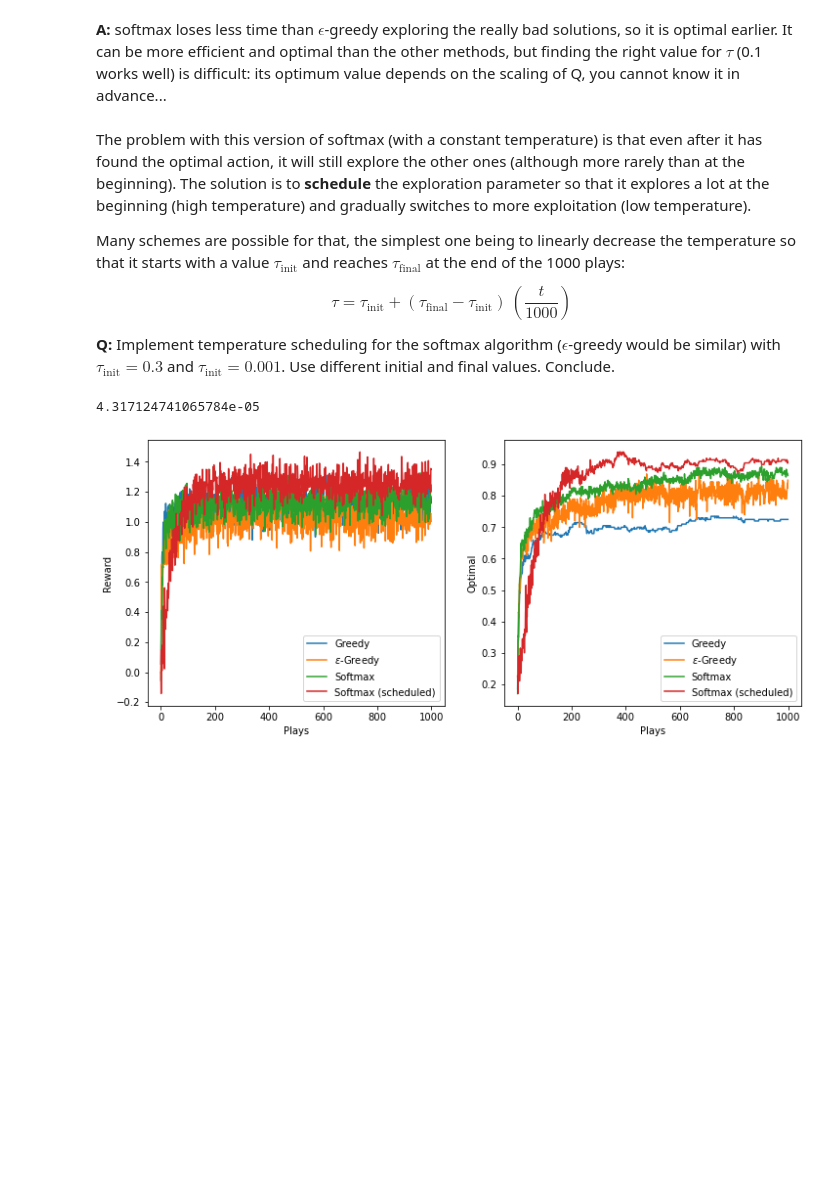
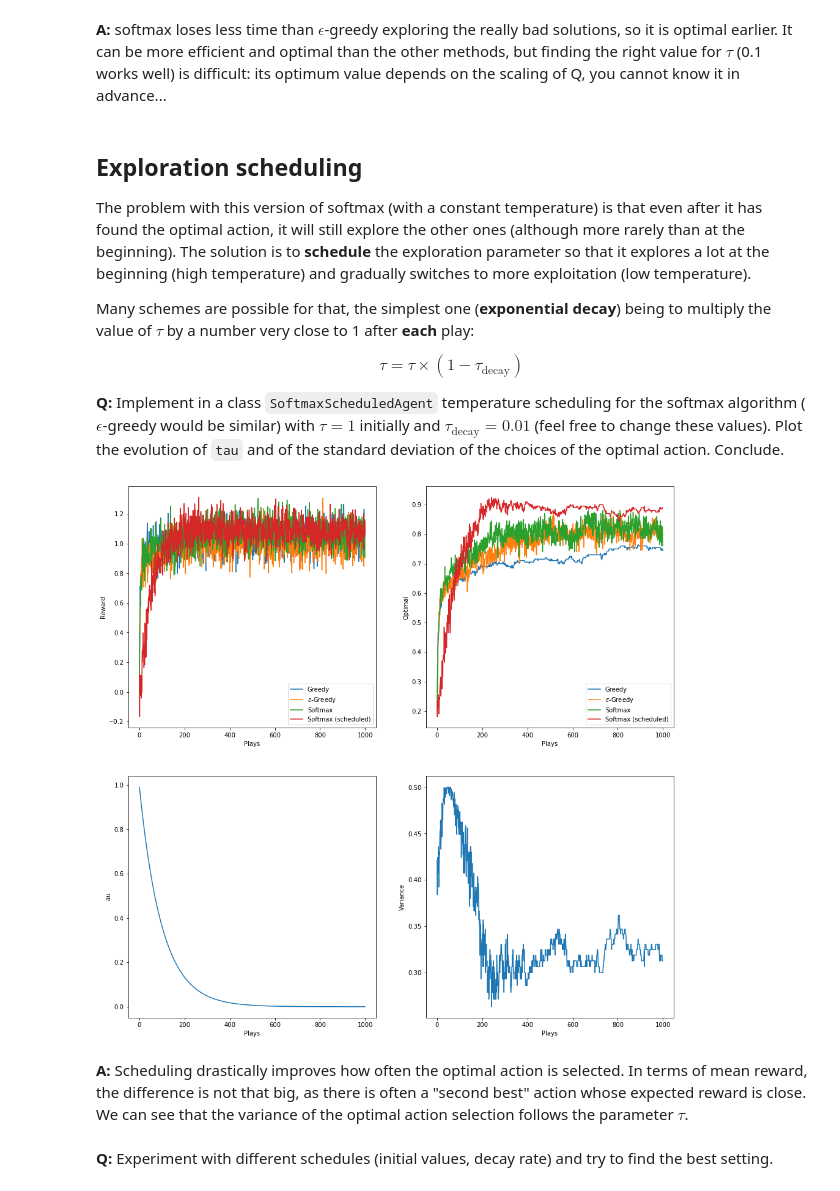
Before and after one commit to samyarmodabber/lecturenotes-deeprl, a Jupyter notebook: _sources/5-exercises/4-Bandits-solution.ipynb, the cells around one changed output. Saved outputs shown, nothing was run; the diff lists cells and outputs as text; code cells hidden in the pictures; blank space fills up the shorter version.

```diff
--- a/_sources/5-exercises/4-Bandits-solution.ipynb
+++ b/_sources/5-exercises/4-Bandits-solution.ipynb
@@ -269,9 +285,6 @@ class GreedyAgent:
 
         # Estimated Q-values
         self.Q_t = np.zeros(self.bandit.nb_actions)
-
-        # List of actions
-        self.actions = np.arange(self.bandit.nb_actions)
 
     def act(self):
 
@@ -410,7 +428,11 @@ To implement $\epsilon-$greedy, you need to:
 class EpsilonGreedyAgent(GreedyAgent):
 
     def __init__(self, bandit, alpha, epsilon):
+
         self.epsilon = epsilon
+
+        # List of actions
+        self.actions = np.arange(bandit.nb_actions)
 
         # Call the constructor of GreedyAgent
         super().__init__(bandit, alpha)
@@ -506,7 +531,7 @@ class SoftmaxAgent(GreedyAgent):
 
         proba_softmax = logit / np.sum(logit)
 
-        action = rng.choice(self.actions, p=proba_softmax)
+        action = rng.choice(np.arange(self.bandit.nb_actions), p=proba_softmax)
 
         return action
 # %%
@@ -558,18 +586,22 @@ plt.show()
 # %% [markdown]
 **A:** softmax loses less time than $\epsilon$-greedy exploring the really bad solutions, so it is optimal earlier. It can be more efficient and optimal than the other methods, but finding the right value for $\tau$ (0.1 works well) is difficult: its optimum value depends on the scaling of Q, you cannot know it in advance...
 # %% [markdown]
+## Exploration scheduling
+
 The problem with this version of softmax (with a constant temperature) is that even after it has found the optimal action, it will still explore the other ones (although more rarely than at the beginning). The solution is to **schedule** the exploration parameter so that it explores a lot at the beginning (high temperature) and gradually switches to more exploitation (low temperature).
 
-Many schemes are possible for that, the simplest one being to linearly decrease the temperature so that it starts with a value $\tau_\text{init}$ and reaches $\tau_\text{final}$ at the end of the 1000 plays:
+Many schemes are possible for that, the simplest one (**exponential decay**) being to multiply the value of $\tau$ by a number very close to 1 after **each** play:
 
-$$\tau = \tau_\text{init} + (\tau_\text{final} - \tau_\text{init}) \, (\frac{t}{1000})$$
+$$\tau = \tau \times (1 - \tau_\text{decay})$$
 
-**Q:** Implement temperature scheduling for the softmax algorithm ($\epsilon$-greedy would be similar) with $\tau_\text{init}=0.3$ and $\tau_\text{init} = 0.001$. Use different initial and final values. Conclude.
+**Q:** Implement in a class `SoftmaxScheduledAgent` temperature scheduling for the softmax algorithm ($\epsilon$-greedy would be similar) with $\tau=1$ initially and $\tau_\text{decay} = 0.01$ (feel free to change these values). Plot the evolution of `tau` and of the standard deviation of the choices of the optimal action. Conclude.
 # %%
 class SoftmaxScheduledAgent(SoftmaxAgent):
 
     def __init__(self, bandit, alpha, tau, tau_decay):
         self.tau_decay = tau_decay
+
+        self.tau_history = []
 
         # Call the constructor of GreedyAgent
         super().__init__(bandit, alpha, tau)
@@ -580,10 +612,11 @@ class SoftmaxScheduledAgent(SoftmaxAgent):
         # Action selection
         logit = np.exp((self.Q_t - self.Q_t.max())/self.tau)
         proba_softmax = logit / np.sum(logit)
-        action = rng.choice(self.actions, p=proba_softmax)
+        action = rng.choice(np.arange(self.bandit.nb_actions), p=proba_softmax)
 
         # Decay tau
         self.tau = self.tau * (1 - self.tau_decay)
+        self.tau_history.append(self.tau)
 
         return action
 # %%
@@ -594,47 +627,58 @@ alpha = 0.1
 tau = 1.0
 tau_decay = 0.01
 
-rewards_softmaxscheduled = np.zeros(1000)
-optimal_softmaxscheduled = np.zeros(1000)
+rewards_softmaxscheduled = []
+optimal_softmaxscheduled = []
 
 for trial in range(200):
 
     # Bandit
     bandit = Bandit(nb_actions)
 
     # Estimates
     agent = SoftmaxScheduledAgent(bandit, alpha, tau, tau_decay)
 
     # Store the rewards after each step
     rewards, optimal = agent.train(1000)
 
-    rewards_softmaxscheduled += rewards
-    optimal_softmaxscheduled += optimal
+    rewards_softmaxscheduled.append(rewards)
+    optimal_softmaxscheduled.append(optimal)
 
-print(agent.tau)
 
-rewards_softmaxscheduled /= 200
-optimal_softmaxscheduled /= 200
+rewards_softmaxscheduled = np.mean(rewards_softmaxscheduled, axis=0)
+optimal_softmaxscheduled_std = np.std(optimal_softmaxscheduled, axis=0)
+optimal_softmaxscheduled = np.mean(optimal_softmaxscheduled, axis=0)
 
 # Plot the Q-values and the evolution of rewards
-plt.figure(figsize=(12, 5))
-plt.subplot(121)
+plt.figure(figsize=(16, 16))
+plt.subplot(221)
 plt.plot(rewards_greedy, label="Greedy")
 plt.plot(rewards_egreedy, label="$\epsilon$-Greedy")
 plt.plot(rewards_softmax, label="Softmax")
 plt.plot(rewards_softmaxscheduled, label="Softmax (scheduled)")
 plt.legend()
 plt.xlabel("Plays")
 plt.ylabel("Reward")
-plt.subplot(122)
+plt.subplot(222)
 plt.plot(optimal_greedy, label="Greedy")
 plt.plot(optimal_egreedy, label="$\epsilon$-Greedy")
 plt.plot(optimal_softmax, label="Softmax")
 plt.plot(optimal_softmaxscheduled, label="Softmax (scheduled)")
 plt.legend()
 plt.xlabel("Plays")
 plt.ylabel("Optimal")
+plt.subplot(223)
+plt.plot(agent.tau_history)
+plt.xlabel("Plays")
+plt.ylabel("$\tau$")
+plt.subplot(224)
+plt.plot(optimal_softmaxscheduled_std)
+plt.xlabel("Plays")
+plt.ylabel("Variance")
 plt.show()
 # %% [output]
-4.317124741065784e-05
-[figure, old version]
+[figure, new version]
+# %% [markdown]
+**A:** Scheduling drastically improves how often the optimal action is selected. In terms of mean reward, the difference is not that big, as there is often a "second best" action whose expected reward is close. We can see that the variance of the optimal action selection follows the parameter $\tau$.
+# %% [markdown]
+**Q:** Experiment with different schedules (initial values, decay rate) and try to find the best setting.
```
Also changed, not shown: parts of 18 cells of this notebook, 53 other files.
